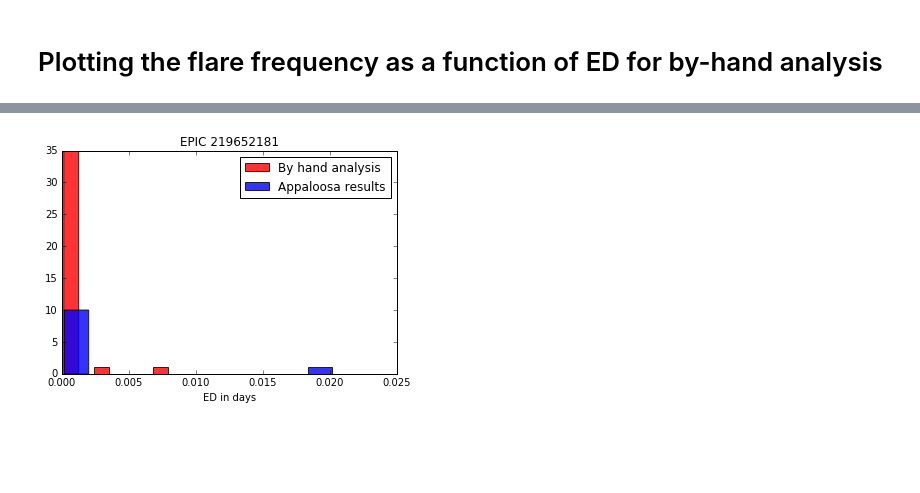
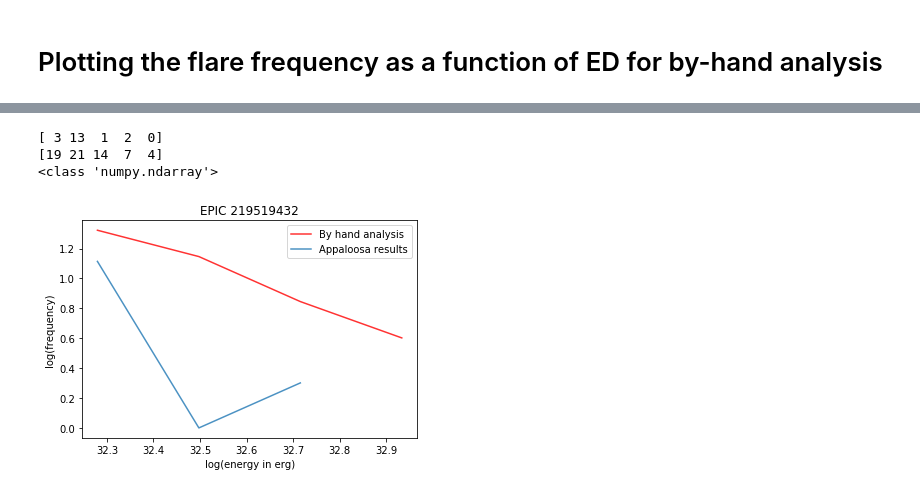
Before and after one commit to ekaterinailin/k2-panstarrs-sampedro, a Jupyter notebook: Energies.ipynb, the cells around one changed output, grey strips where cells are left out. Drawn from its saved outputs; the diff is of its cells as text; code cells hidden in the pictures; blank space fills up the shorter version.

```diff
--- a/Energies.ipynb
+++ b/Energies.ipynb
@@ -114,8 +114,9 @@ def optimize_spec_class(obj_handle,colors,lookup_spec,c_idx='jhkJ',debug=False):
     #Depending on the catalog from the colors are constructed either JHK or grizy is available:
     color_indices={'jhkJ':{'jh':colors[:2],'hk':colors[1:3],'J':colors[3]},'grizyJ':{'gr':colors[:2],'ri':colors[1:3],'iz':colors[2:4],'zy':colors[3:5]}}#,'J':colors[5]
     #Different luminosity classes can occur
-    luminosity_classes={'I':0.01,'III':0.,'V':-0.01}
-
+    #luminosity_classes={'I':0.01,'III':0.,'V':-0.01}
+    #RESTRICT TO DWARFS
+    luminosity_classes={'V':-0.01}
     #Now choose a set of colors: jhkJ or grizyJ
     indices=color_indices[c_idx]
 
@@ -489,0 +562,9 @@ def kepler_luminosity(T, dist):
+# %%
+def spec_class_to_Teff(s):
+    params=pd.read_csv('share/cross_match/union/spec_class_Teff_mamajek.txt')
+    #set index of data frame to be T_eff
+    params.set_index('Teff',inplace=True)
+    #find and return the T_eff that correspods to the given spectral class:
+    return params[params.dwarf==s].index.values[0]
+
+spec_class_to_Teff('K4')
@@ -525,7 +608,13 @@ import matplotlib.pyplot as plt
 cluster='Ruprecht_147'
 # %%
 
-objectid='219652181'
+objectid='219519432'
 t_start,t_stop,id_start,id_stop,comment=np.loadtxt('share/cross_match/union/'+cluster+'_post_appa/'+objectid+'_my_flares.txt',delimiter=',',unpack=True,dtype=[('t_start', np.float), ('t_stop', np.float), ('id_start', np.int), ('id_stop', np.int), ('comment', 'S32')])
 time,flux_gap,error,flux_model=np.loadtxt('share/cross_match/union/'+cluster+'_post_appa/'+objectid+'.txt',delimiter=',',unpack=True)
 istart, istop=np.loadtxt('share/cross_match/union/'+cluster+'_post_appa/'+objectid+'_flares.txt',delimiter=',',unpack=True,dtype=np.dtype(np.int16))
+
+best_lum_class,best_spec_class,lum_opt = optimize_spec_class_ID(objectid,param_dict)
+T=float(spec_class_to_Teff(best_spec_class))
+print(T)
+L_quiet=kepler_luminosity(T)
+print('The quiescent Kepler luminosity for this spectral class is {}.'.format(L_quiet))
@@ -540,27 +647,43 @@ def ED(start,stop,time,flux_model,flux_gap):
     ed=flare/quiet
     return ed
 # %%
+
 myED=[]
 
 for start, stop in zip(id_start,id_stop):
     ed=ED(start,stop,time,flux_model,flux_gap)
-    myED.append(ed)
+    myED.append(np.log10(ed*24.*60.*60.*L_quiet))
+    histmy, bin_edges1=np.histogram(myED, bins=5)
 
 
 AppaED=[]
 
 for start, stop in zip(istart,istop):
     ed=ED(start,stop,time,flux_model,flux_gap)
-    AppaED.append(ed)
+    AppaED.append(np.log10(ed*24.*60.*60.*L_quiet))
+    histAppa, bin_edges2=np.histogram(AppaED,bins=bin_edges1)
+
+print(histAppa)
+print(histmy)
+bin_edges_help=bin_edges1[1:]
+binmids=[(x+bin_edges1[i])/2. for i,x in enumerate(bin_edges_help)]
+print(type(histAppa))
+# %% [output]
+[ 3 13  1  2  0]
+[19 21 14  7  4]
+<class 'numpy.ndarray'>
 # %%
 
 plt.figure()
 plt.title('EPIC '+objectid)
-plt.hist(myED,len(myED)//5,alpha=0.8,color='red',label='By hand analysis')
-plt.hist(AppaED,len(AppaED)//1,alpha=0.8,label='Appaloosa results')
+plt.plot(binmids[1:],np.log10(histmy[1:]),alpha=0.8,color='red',label='By hand analysis')
+plt.plot(binmids[1:],np.log10(histAppa[1:]),alpha=0.8,label='Appaloosa results')
+#plt.hist(myED,len(myED)//5,alpha=0.8,color='red',label='By hand analysis')
+#plt.hist(AppaED,len(AppaED)//1,alpha=0.8,label='Appaloosa results')
 plt.legend()
-plt.xlabel('ED in days')
+plt.xlabel('log(energy in erg)')
+plt.ylabel('log(frequency)')
 plt.show()
 #plt.savefig('results/'+objectid+'_byhand_vs_Appaloosa.png')
 # %% [output]
-[figure, old version]
+[figure, new version]
```
Also changed, not shown: parts of 10 cells of this notebook.
